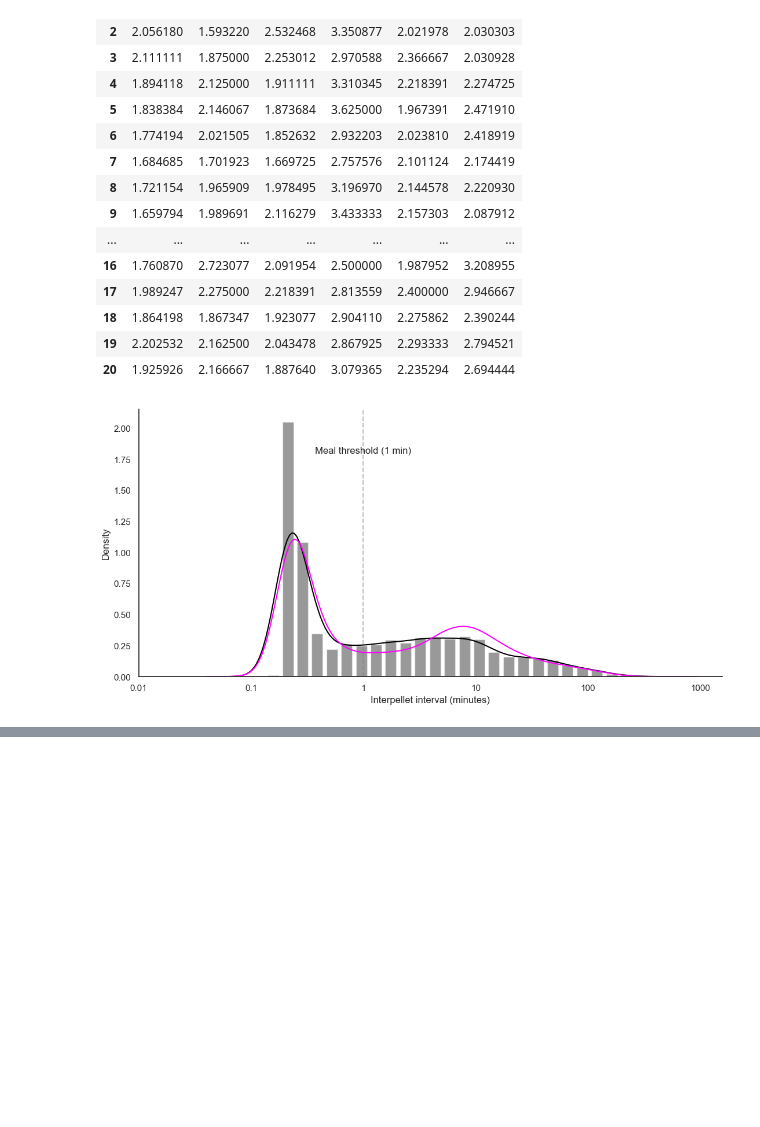
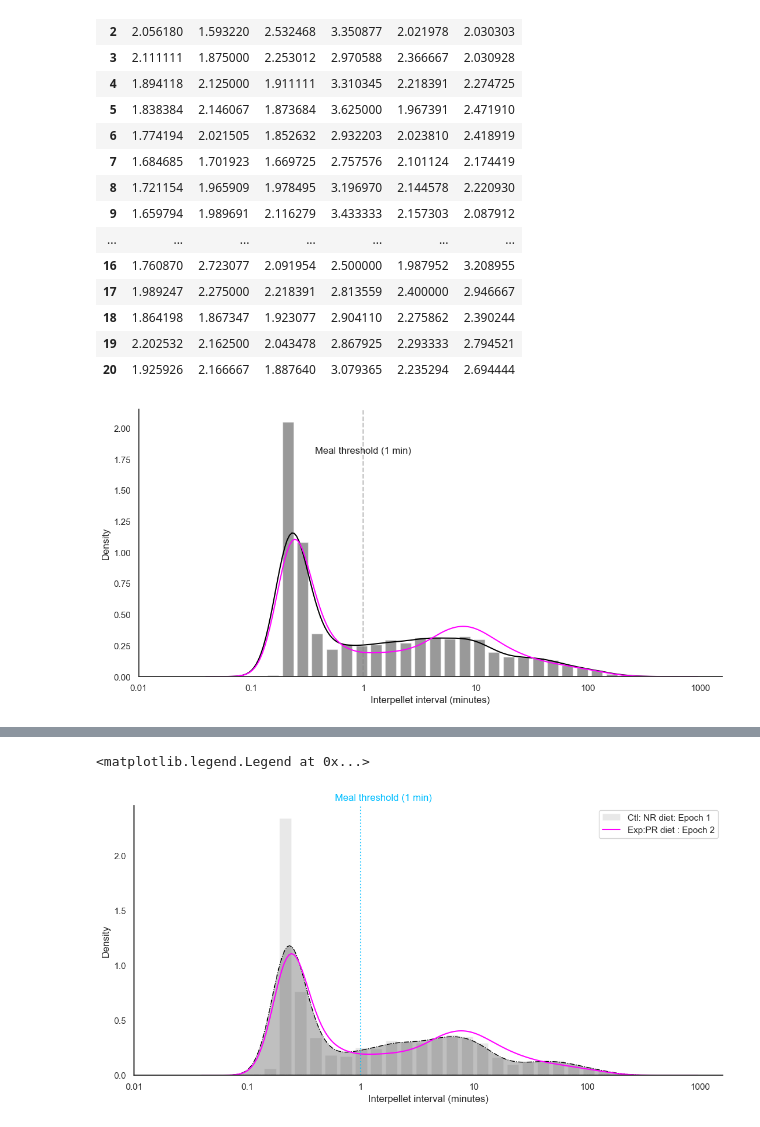
Before and after one commit to Htbibalan/FEDPROTEINPRO, a Jupyter notebook: notebooks/POSTER_EBBS_2023.ipynb, the cells around one changed output, grey strips where cells are left out. Drawn from its saved outputs; the diff is of its cells as text; code cells hidden in the pictures; blank space fills up the shorter version.

```diff
--- a/notebooks/POSTER_EBBS_2023.ipynb
+++ b/notebooks/POSTER_EBBS_2023.ipynb
@@ -657,0 +594,74 @@ ax.spines["right"].set_visible(False)
+# %%
+#Control Epoch 1 NR vs Experimental Epoch 2 PR
+all_ipis = []
+for key, data in ff_dict.items():
+#     print(key, len(data["pellets"]))
+    all_ipis.append(data["pellets"].dropna())
+
+all_ipis = pd.concat(all_ipis)
+
+
+# get all IPIs for distribution histogram
+
+ipis_ALL = []
+NR_IPIS = []
+PR_IPIS = []
+for key, data in ff_dict.items():
+
+    if data ["epoch"] == "E1":
+        if data ["order"] == 1:
+            if data ["diet"] == "NR":
+                NR_IPIS.append(data["pellets"].dropna().clip(1))
+    if data ["epoch"] == "E2":
+        if data ["diet"] == "PR":
+            PR_IPIS.append(data["pellets"].dropna().clip(1))
+
+
+
+
+
+NR_IPIS = pd.concat(NR_IPIS)
+PR_IPIS = pd.concat(PR_IPIS)
+ipis_ALL= pd.concat([PR_IPIS, NR_IPIS] )
+
+
+
+
+#converge PR and NR KDE
+trans_ipisPR = [ipi for ipi in np.log10(PR_IPIS/60) if np.isfinite(ipi)]
+trans_ipisNR = [ipi for ipi in np.log10(NR_IPIS/60) if np.isfinite(ipi)]
+# trans_ipisALL = [ipi for ipi in np.log10(all_ipis/60) if np.isfinite(ipi)]
+f, ax = plt.subplots()
+
+
+data = sns.distplot(trans_ipisNR, color = ctl_color, hist = True,  label = "Ctl: NR diet: Epoch 1",
+                    hist_kws={"rwidth":0.75,
+                              'color':ctl_color, "alpha":0.09},
+                    kde_kws={'linestyle':'-.' ,"shade":True})
+ax.set_xlabel("Interpellet interval (minutes)")
+ax.set_xticks([-2, -1, 0, 1, 2, 3], labels=["0.01", "0.1", "1", "10", "100", "1000"])
+
+
+data2 = sns.distplot(trans_ipisPR, color= exp_color, hist = False, kde=True , label ="Exp:PR diet : Epoch 2")
+ax.set_xlabel("Interpellet interval (minutes)")
+ax.set_xticks([-2, -1, 0, 1, 2, 3], labels=["0.01", "0.1", "1", "10", "100", "1000"])
+
+
+
+# data = sns.distplot(trans_ipisALL, color = "grey", hist = False , kde = True)
+# ax.set_xlabel("Interpellet interval (minutes)")
+# ax.set_xticks([-2, -1, 0, 1, 2, 3], labels=["0.01", "0.1", "1", "10", "100", "1000"])
+
+
+ax.axvline(0, linestyle=":", color="deepskyblue", alpha=0.8)
+ax.text(0.2,2.5, "Meal threshold (1 min)", ha="center", color="deepskyblue")
+
+ax.spines["top"].set_visible(False)
+ax.spines["right"].set_visible(False)
+
+ax.legend()
+
+#f.savefig(fig_folder + "KDE_V2.png")
+# %% [output]
+<matplotlib.legend.Legend at 0x...>
+[figure, added]
```
Also changed, not shown: parts of 8 cells of this notebook.
